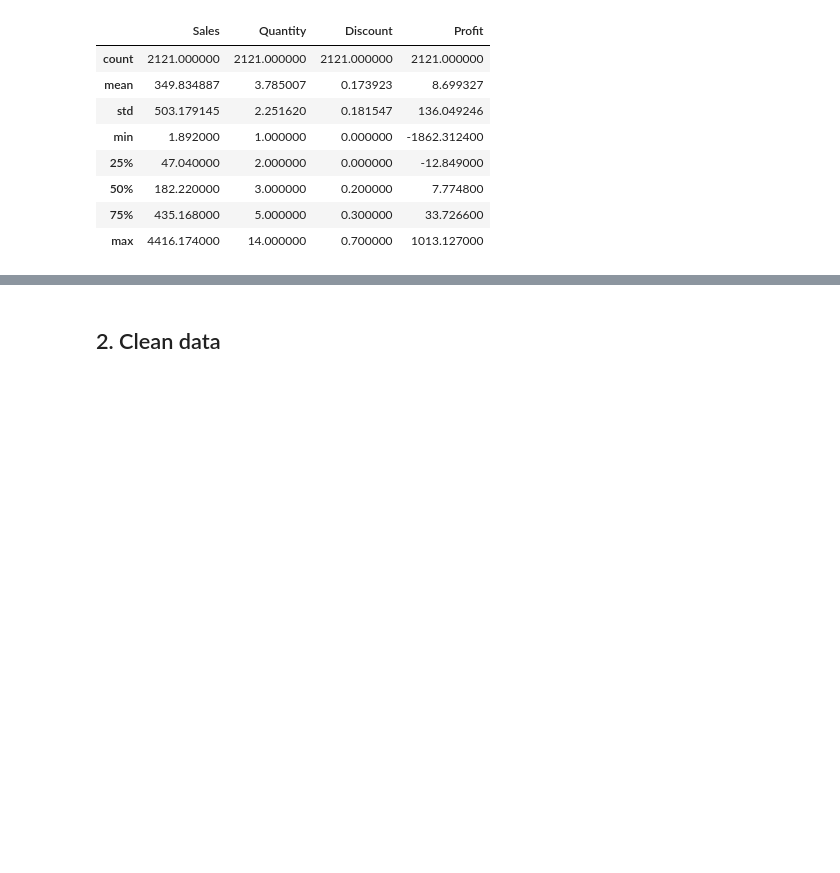
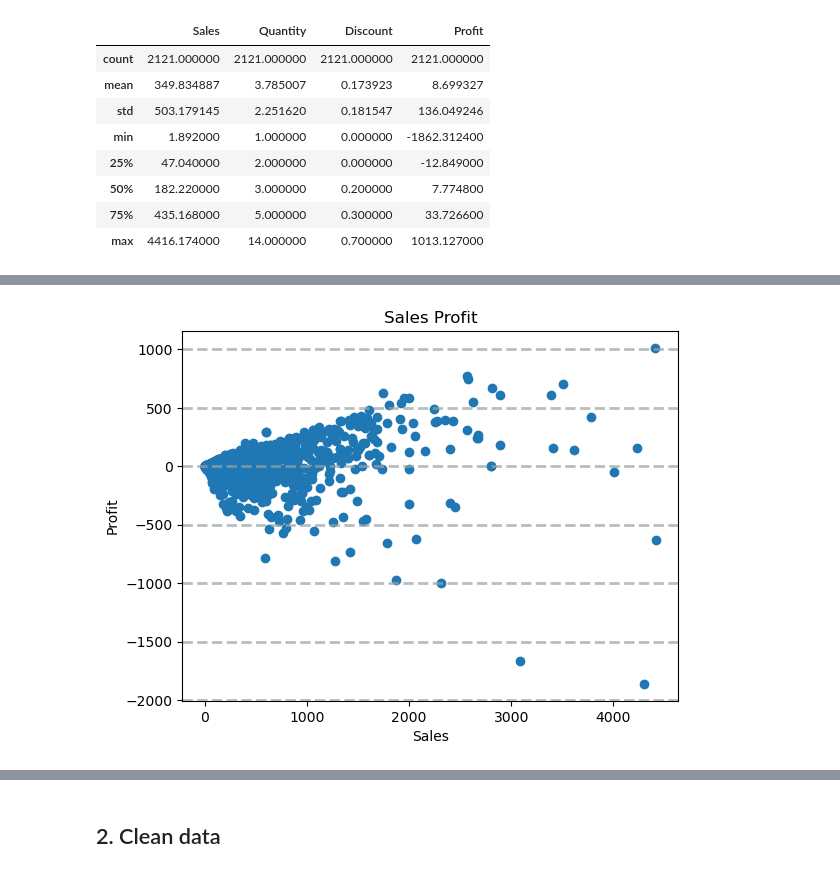
Before and after one commit to CandaceYMS/2024-Phase-2-data-science, a Jupyter notebook: data-science/1. Analysis and Preprocessing/part1-submission.ipynb, the cells around one changed output, grey strips where cells are left out. Saved outputs shown, nothing was run; the diff lists cells and outputs as text; code cells hidden in the pictures; blank space fills up the shorter version.

```diff
--- a/data-science/1. Analysis and Preprocessing/part1-submission.ipynb
+++ b/data-science/1. Analysis and Preprocessing/part1-submission.ipynb
@@ -70,0 +103,16 @@ df.loc[:,["Sales","Quantity","Discount","Profit"]].describe()
+# %%
+# Visualize numerical columns through appropriate plots, e.g. bar plots, histograms, box and whisker plots, etc.
+
+# Create a scatter plot of Sales vs Profit
+plt.scatter(x= df.Sales, y= df.Profit)
+
+# Customize the chart
+plt.title('Sales Profit')
+plt.xlabel('Sales')
+plt.ylabel('Profit')
+plt.grid(color='#95a5a6', linestyle='--', linewidth=2, axis='y', alpha=0.7)
+
+# Display the plot
+plt.show()
+# %% [output]
+[figure, added]
```
Also changed, not shown: parts of 11 cells of this notebook.
